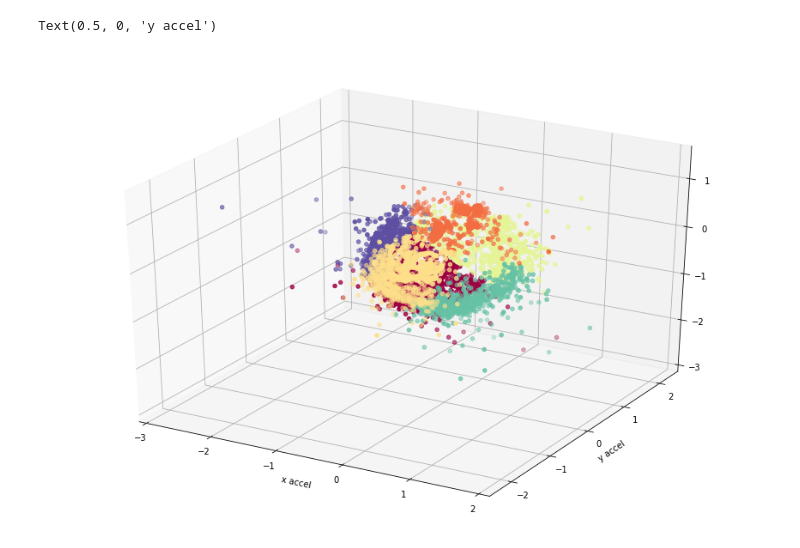
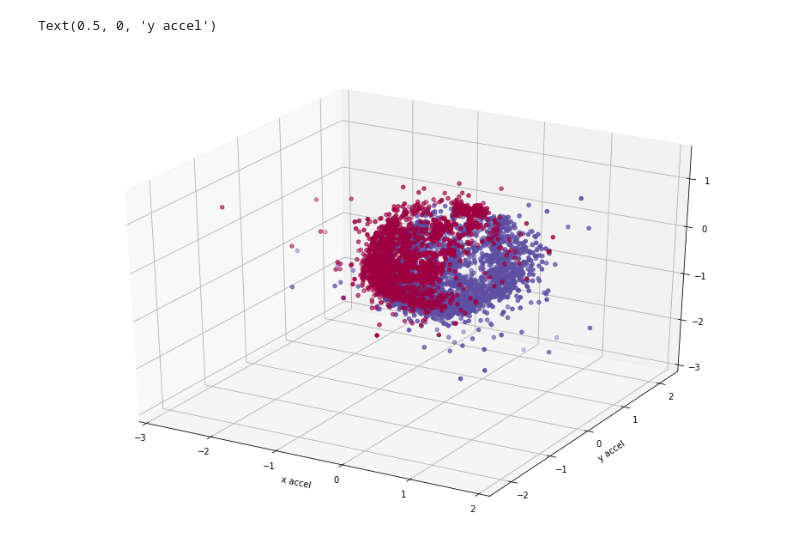
Before and after one commit to ericcanton/sleep_classifiers_accel_ML, a Jupyter notebook: unsupervised.ipynb, the cells around one changed output. Saved outputs shown, nothing was run; the diff lists cells and outputs as text; code cells hidden in the pictures.

```diff
--- a/unsupervised.ipynb
+++ b/unsupervised.ipynb
@@ -21,5 +24,5 @@ import tensorflow as tf
 from tensorflow import keras
 # %%
 # Load just one of the participant's data.
-accel = pd.read_csv("motion/5383425_acceleration.txt", sep=' ', names=['time', 'x', 'y', 'z'])
+accel = pd.read_csv("data/motion/5383425_acceleration.txt", sep=' ', names=['time', 'x', 'y', 'z'])
 accel = accel.set_index('time') # Allows for intuitive time-based selection of entries using accel.loc[start_time:end_time]
@@ -38,5 +29,5 @@ psg_accel.head()
 # %%
-psg_kmeans = KMeans(n_clusters=6) # n_clusters=6 based on Dr. Walch's paper.
-psg_kmeans.fit(psg_accel)
+psg_kmeans = KMeans(n_clusters=2) # n_clusters=6 based on Dr. Walch's paper.
+psg_kmeans.fit(accel)
 # %% [output]
 KMeans(algorithm='auto', copy_x=True, init='k-means++', max_iter=300,
@@ -47,2 +38,2 @@ psg_kmeans_labels = psg_kmeans.labels_ # Note that this has 100% accuracy; we us
 # %%
-colors = plt.cm.Spectral(np.linspace(0, 1, 6))
+colors = plt.cm.Spectral(np.linspace(0, 1, 2))
@@ -49,18 +47,18 @@ colors = plt.cm.Spectral(np.linspace(0, 1, 6))
 # %%
 # Uncomment for pop-out window that's interactive. The many data points is pretty punishing to 3d render on my computers, but maybe your GPU is better...
-#%matplotlib tk
+%matplotlib tk
 # Uncomment for inline, non-interactive plotting.
-%matplotlib inline
+#%matplotlib inline
 fig = plt.figure(figsize=(15, 10))
 ax = fig.add_subplot(111, projection="3d")
 
-for k, col in zip(range(6), colors):
+for k, col in zip(range(2), colors):
     cluster = (psg_kmeans_labels == k)
 
-    ax.scatter(psg_accel['x'][cluster], psg_accel['y'][cluster], psg_accel['z'][cluster], c=[col])
+    ax.scatter(accel['x'][cluster], accel['y'][cluster], accel['z'][cluster], c=[col])
 
 ax.set_xlabel('x accel')
 ax.set_ylabel('y accel')
 # %% [output]
 Text(0.5, 0, 'y accel')
-[figure, old version]
+[figure, new version]
```
Also changed, not shown: parts of 7 cells of this notebook.
